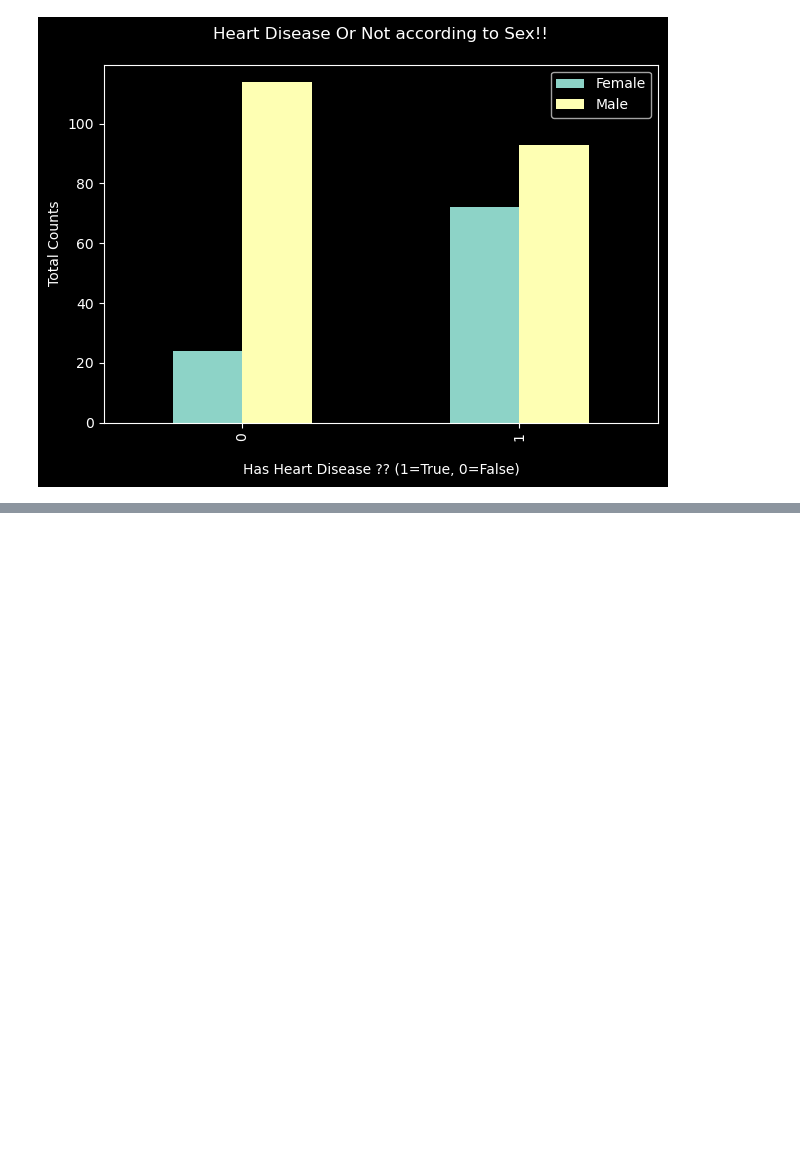
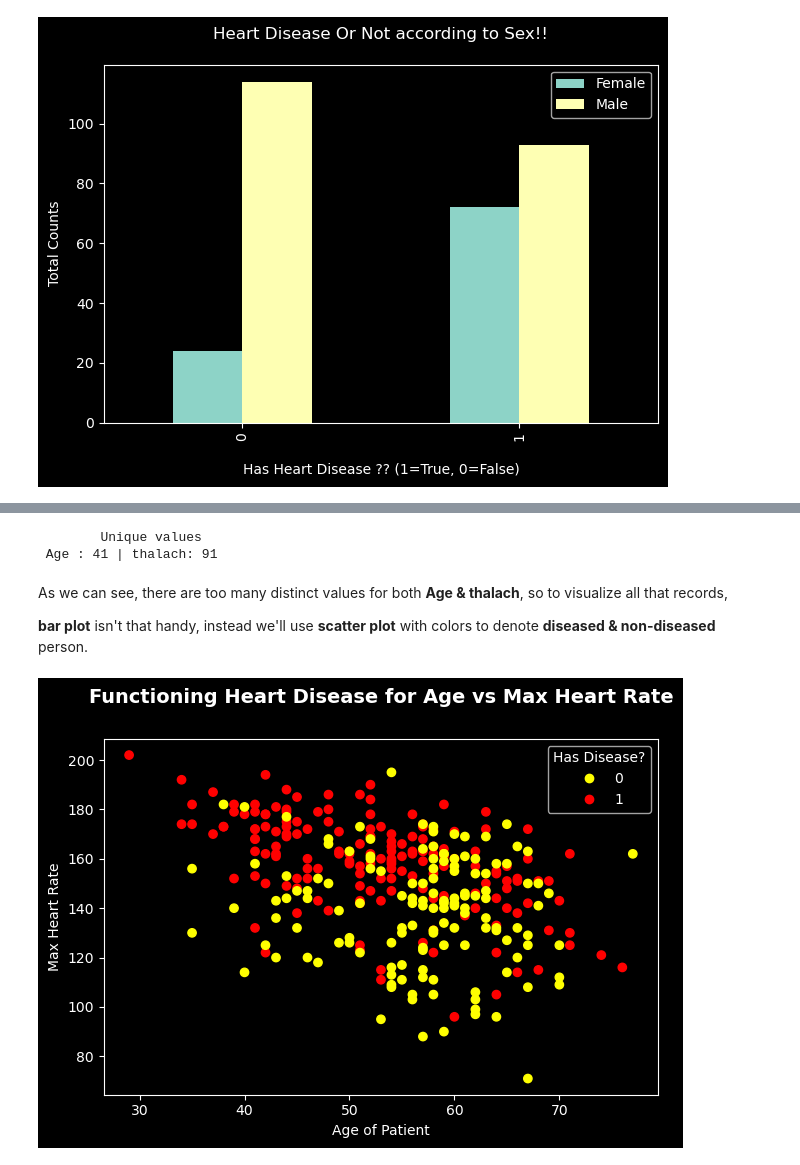
Before and after one commit to DarkDk123/Simple-Heart-disease-classification, a Jupyter notebook: Heart-disease-model.ipynb, the cells around one changed output, grey strips where cells are left out. Saved outputs shown, nothing was run; the diff lists cells and outputs as text; code cells hidden in the pictures; blank space fills up the shorter version.

Commit message:
Comparing Various Features with our Target Variable

```diff
--- a/Heart-disease-model.ipynb
+++ b/Heart-disease-model.ipynb
@@ -384,0 +399,38 @@ plt.show()
+# %%
+# What type of plot should we use??
+# Let's first see all the different/unique values in the Age & thalach column!
+print(f"\tUnique values\n Age : {heart_disease_df['age'].nunique()} | thalach: {heart_disease_df['thalach'].nunique()}")
+# %% [output]
+        Unique values
+ Age : 41 | thalach: 91
+# %% [markdown]
+As we can see, there are too many distinct values for both **Age & thalach**, so to visualize all that records,
+
+**bar plot** isn't that handy, instead we'll use **scatter plot** with colors to denote **diseased & non-diseased** person.
+# %%
+# Using matplotlib OO API for visualization
+
+# Let's create a scatter plot,
+# For Age Vs Thalach (Max Heart Rate)
+fig, ax = plt.subplots()
+
+scatter = ax.scatter(
+    x = heart_disease_df.age, # Age on x-axis
+    y = heart_disease_df.thalach, # Max Heart Rate on y-axis
+    c = heart_disease_df.target,  # Color based on target,
+    cmap="autumn_r" # Color map
+)
+
+# Customize the plot!
+ax.set_title("Functioning Heart Disease for Age vs Max Heart Rate\n", pad=10, weight="heavy", size=14)
+ax.set_xlabel("Age of Patient")
+ax.set_ylabel("Max Heart Rate")
+fig.tight_layout()
+
+# Adding legend.
+ax.legend(*scatter.legend_elements(), title= "Has Disease?")
+
+
+plt.show()
+# %% [output]
+[figure, added]
```
Also changed, not shown: parts of 8 cells of this notebook.
